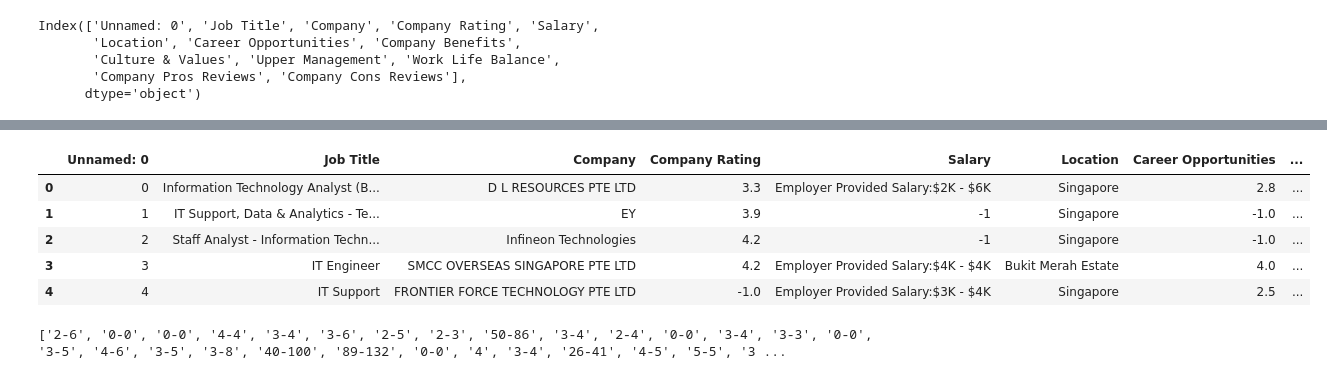
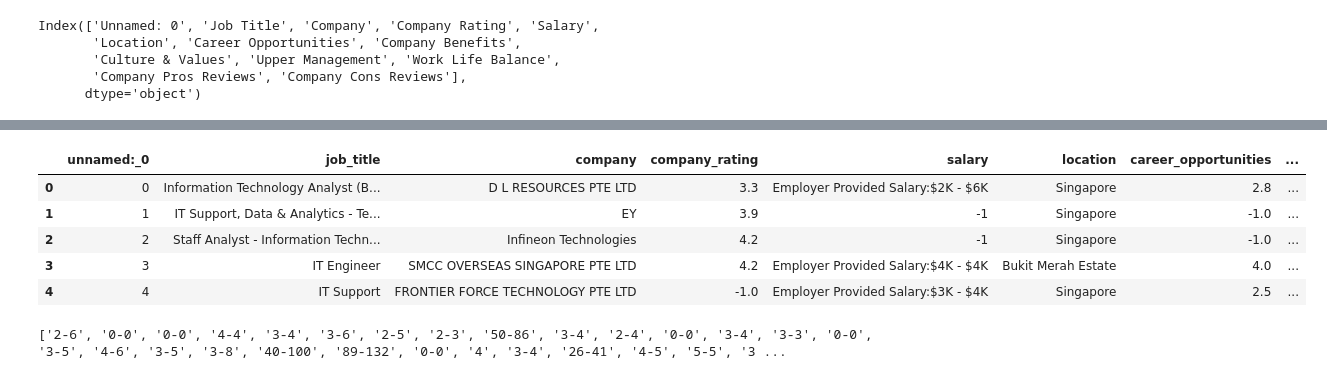
Before and after one commit to clarenceagcc/Python-Prog-Module, a Jupyter notebook: Datasets/data_cleaning.ipynb, the cells around one changed output, grey strips where cells are left out. Drawn from its saved outputs; the diff is of its cells as text; code cells hidden in the pictures.

```diff
--- a/Datasets/data_cleaning.ipynb
+++ b/Datasets/data_cleaning.ipynb
@@ -48,3 +48,6 @@ Index(['Unnamed: 0', 'Job Title', 'Company', 'Company Rating', 'Salary',
        'Culture & Values', 'Upper Management', 'Work Life Balance',
        'Company Pros Reviews', 'Company Cons Reviews'],
       dtype='object')
+# %%
+df_clear.rename(columns=str.lower, inplace=True)
+df_clear
@@ -50,0 +68,4 @@ Index(['Unnamed: 0', 'Job Title', 'Company', 'Company Rating', 'Salary',
+# %%
+df_clear.columns = df_clear.columns.str.replace(' ', '_')
+df_clear.columns = df_clear.columns.str.replace('&', '_')
+df_clear
@@ -51,14 +86,14 @@ Index(['Unnamed: 0', 'Job Title', 'Company', 'Company Rating', 'Salary',
 # %%
-company_name = df_clear.Company.tolist()
+company_name = df_clear.company.tolist()
 # removed the numbers from the company name
 for i in range(len(company_name)):
     company_name[i] = company_name[i].split('\n',1)[0]
 # %%
 # preview cleaned company names
-df_clear.Company = company_name
+df_clear.company = company_name
 df_clear.head()
 # %% [output]
-|  | Unnamed: 0 | Job Title | Company | Company Rating | Salary | Location | Career Opportunities | ... |
+|  | unnamed:_0 | job_title | company | company_rating | salary | location | career_opportunities | ... |
 | 0 | 0 | Information Technology Analyst (B... | D L RESOURCES PTE LTD | 3.3 | Employer Provided Salary:$2K - $6K | Singapore | 2.8 | ... |
 | 1 | 1 | IT Support, Data & Analytics - Te... | EY | 3.9 | -1 | Singapore | -1.0 | ... |
 | 2 | 2 | Staff Analyst - Information Techn... | Infineon Technologies | 4.2 | -1 | Singapore | -1.0 | ... |
```
Also changed, not shown: parts of 8 cells of this notebook, 1 other file.
